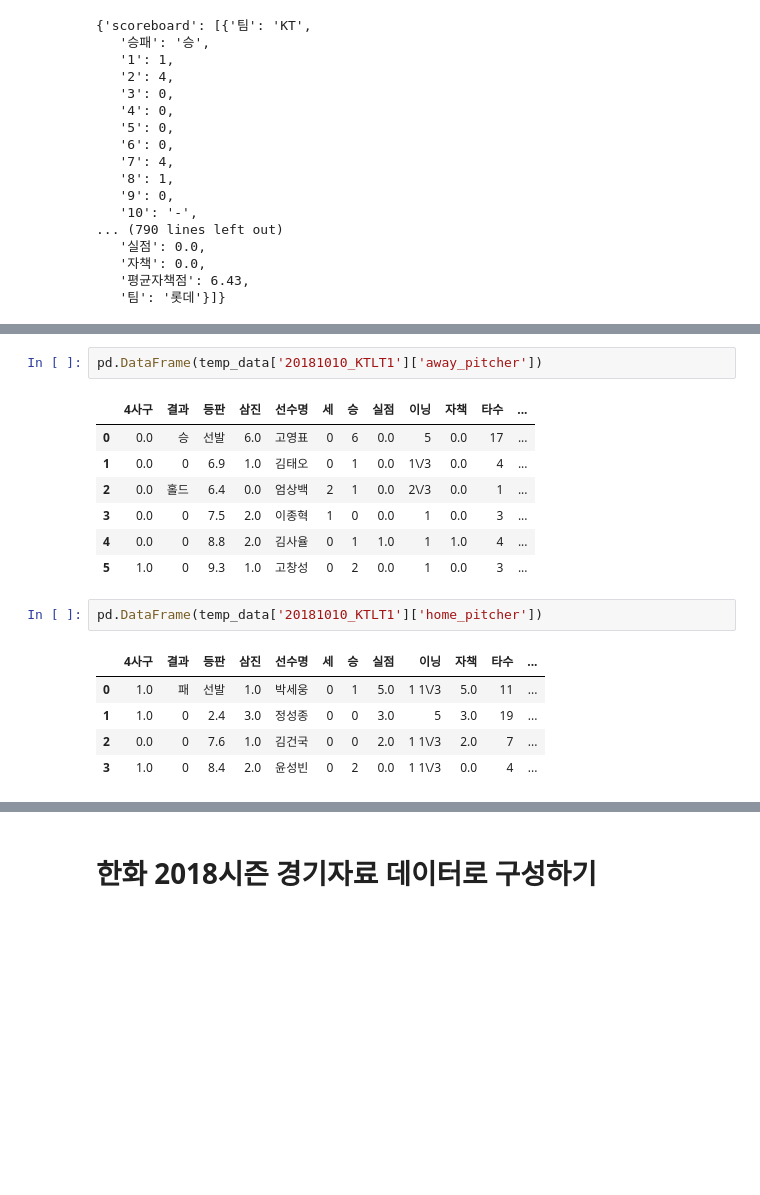
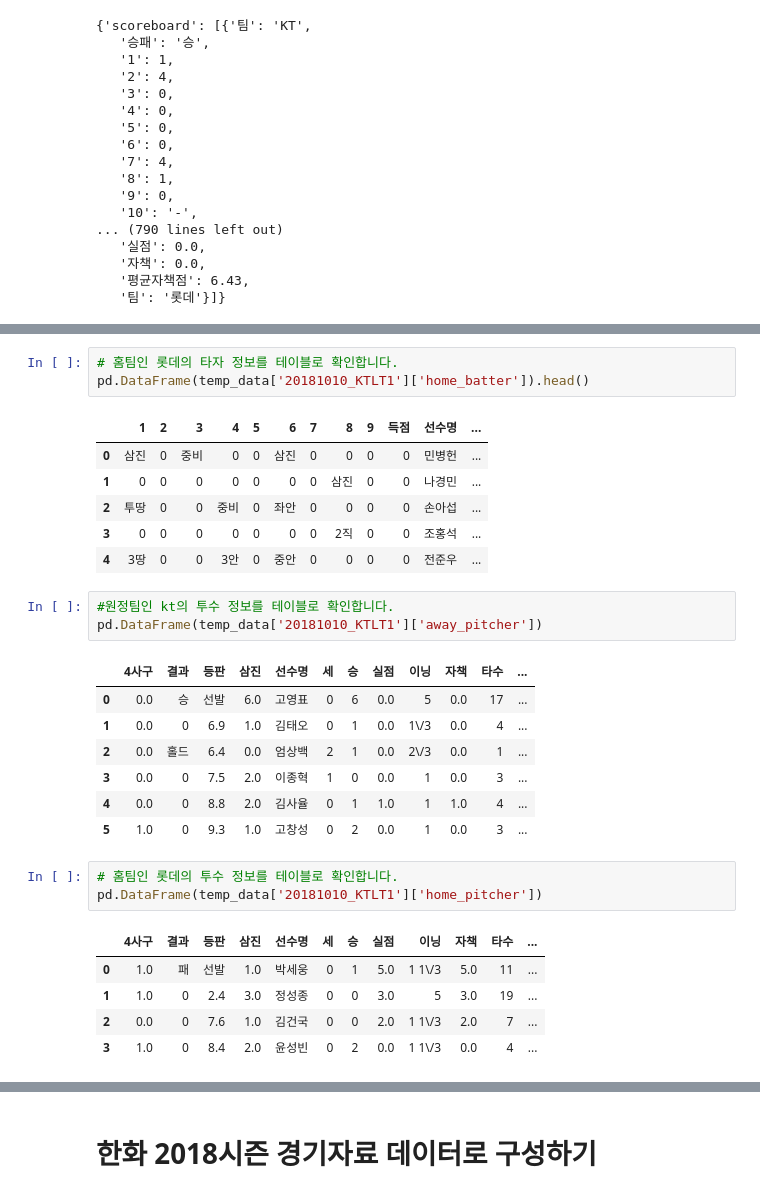
Before and after one commit to LOPES-HUFS/Data_Wrangling_for_KBO, a Jupyter notebook: notebook.ipynb, the cells around one changed output, grey strips where cells are left out. Cells and saved outputs as stored; diff of their text form; blank space fills up the shorter version.

```diff
--- a/notebook.ipynb
+++ b/notebook.ipynb
@@ -99,4 +75,15 @@ pd.DataFrame(temp_data['20181010_KTLT1']['home_batter'])
+# %%
+# 홈팀인 롯데의 타자 정보를 테이블로 확인합니다.
+pd.DataFrame(temp_data['20181010_KTLT1']['home_batter']).head()
+# %% [output]
+|  | 1 | 2 | 3 | 4 | 5 | 6 | 7 | 8 | 9 | 득점 | 선수명 | ... |
+| 0 | 삼진 | 0 | 중비 | 0 | 0 | 삼진 | 0 | 0 | 0 | 0 | 민병헌 | ... |
+| 1 | 0 | 0 | 0 | 0 | 0 | 0 | 0 | 삼진 | 0 | 0 | 나경민 | ... |
+| 2 | 투땅 | 0 | 0 | 중비 | 0 | 좌안 | 0 | 0 | 0 | 0 | 손아섭 | ... |
+| 3 | 0 | 0 | 0 | 0 | 0 | 0 | 0 | 2직 | 0 | 0 | 조홍석 | ... |
+| 4 | 3땅 | 0 | 0 | 3안 | 0 | 중안 | 0 | 0 | 0 | 0 | 전준우 | ... |
 # %%
+#원정팀인 kt의 투수 정보를 테이블로 확인합니다.
 pd.DataFrame(temp_data['20181010_KTLT1']['away_pitcher'])
 # %% [output]
 |  | 4사구 | 결과 | 등판 | 삼진 | 선수명 | 세 | 승 | 실점 | 이닝 | 자책 | 타수 | ... |
@@ -107,6 +94,7 @@ pd.DataFrame(temp_data['20181010_KTLT1']['away_pitcher'])
 | 4 | 0.0 | 0 | 8.8 | 2.0 | 김사율 | 0 | 1 | 1.0 | 1 | 1.0 | 4 | ... |
 | 5 | 1.0 | 0 | 9.3 | 1.0 | 고창성 | 0 | 2 | 0.0 | 1 | 0.0 | 3 | ... |
 # %%
+# 홈팀인 롯데의 투수 정보를 테이블로 확인합니다.
 pd.DataFrame(temp_data['20181010_KTLT1']['home_pitcher'])
 # %% [output]
 |  | 4사구 | 결과 | 등판 | 삼진 | 선수명 | 세 | 승 | 실점 | 이닝 | 자책 | 타수 | ... |
```
Also changed, not shown: parts of 35 cells of this notebook.
